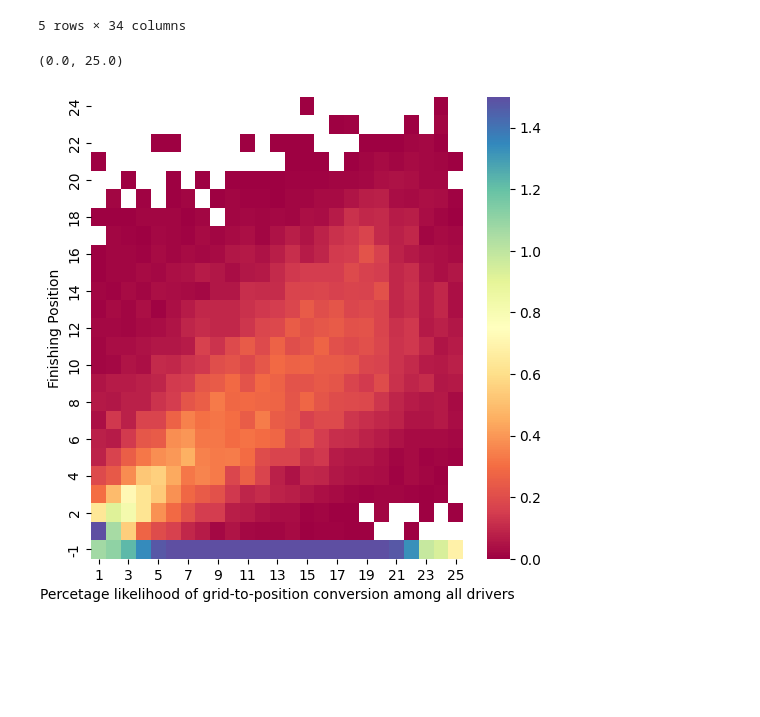
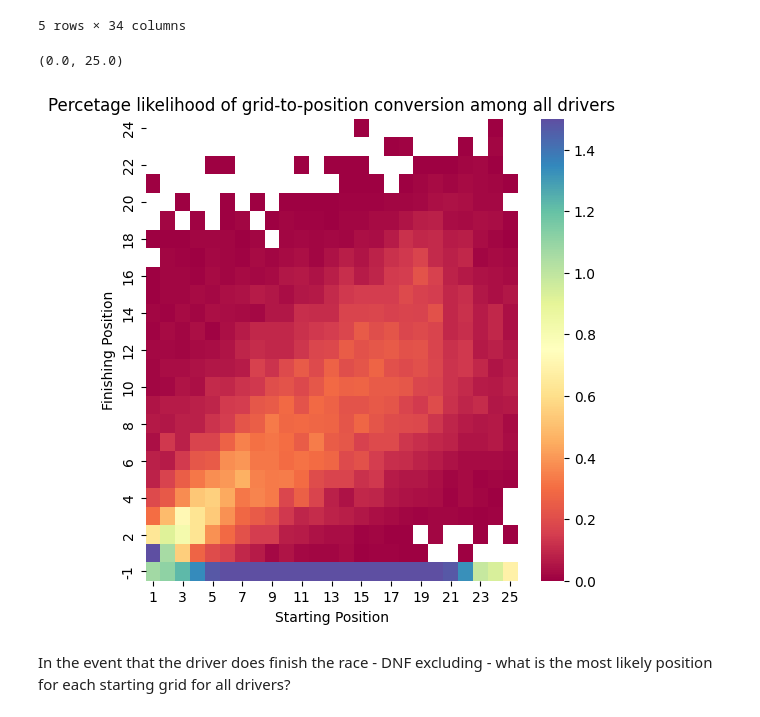
Before and after one commit to EE2SE/F1_Data_Scraper, a Jupyter notebook: EDA_F1.ipynb, the cells around one changed output. Drawn from its saved outputs; the diff is of its cells as text; code cells hidden in the pictures; blank space fills up the shorter version.

```diff
--- a/EDA_F1.ipynb
+++ b/EDA_F1.ipynb
@@ -81,13 +81,15 @@ pivoted.head()
 # %%
 annot = False
 cmap = "Spectral"
 plt.figure(figsize=(6,6))
 sns.heatmap(data=pivoted, annot=annot,cmap=cmap,vmin = 0, vmax=1.5)
 plt.ylabel('Finishing Position')
 plt.xlabel('Starting Position')
-plt.xlabel('Percetage likelihood of grid-to-position conversion among all drivers')
+plt.title('Percetage likelihood of grid-to-position conversion among all drivers')
 plt.xlim([0,25])
 plt.ylim([0, 25])
 # %% [output]
 (0.0, 25.0)
-[figure, old version]
+[figure, new version]
+# %% [markdown]
+In the event that the driver does finish the race - DNF excluding - what is the most likely position for each starting grid for all drivers?
```
Also changed, not shown: parts of 1 cell of this notebook, 4 other files.
